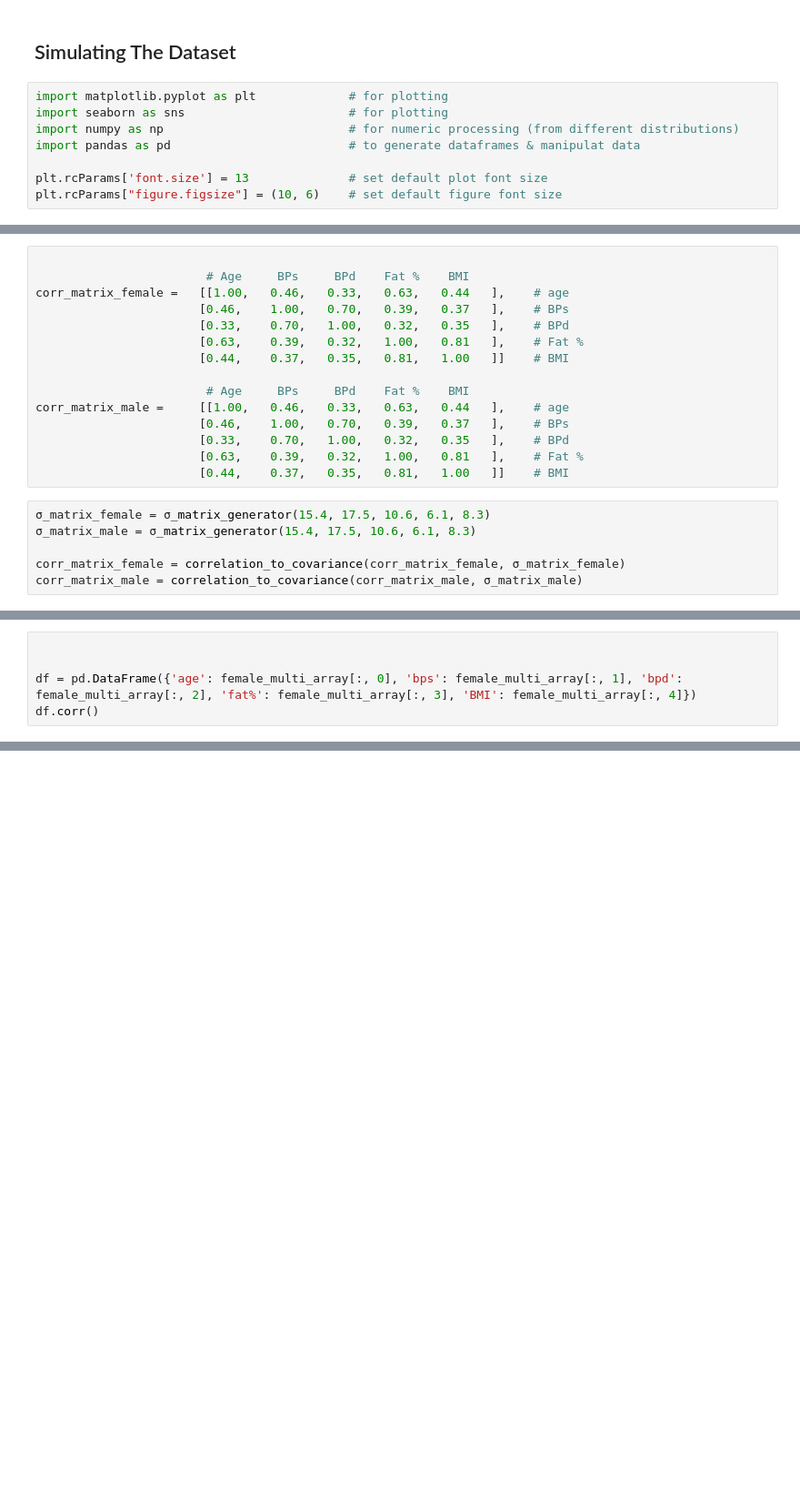
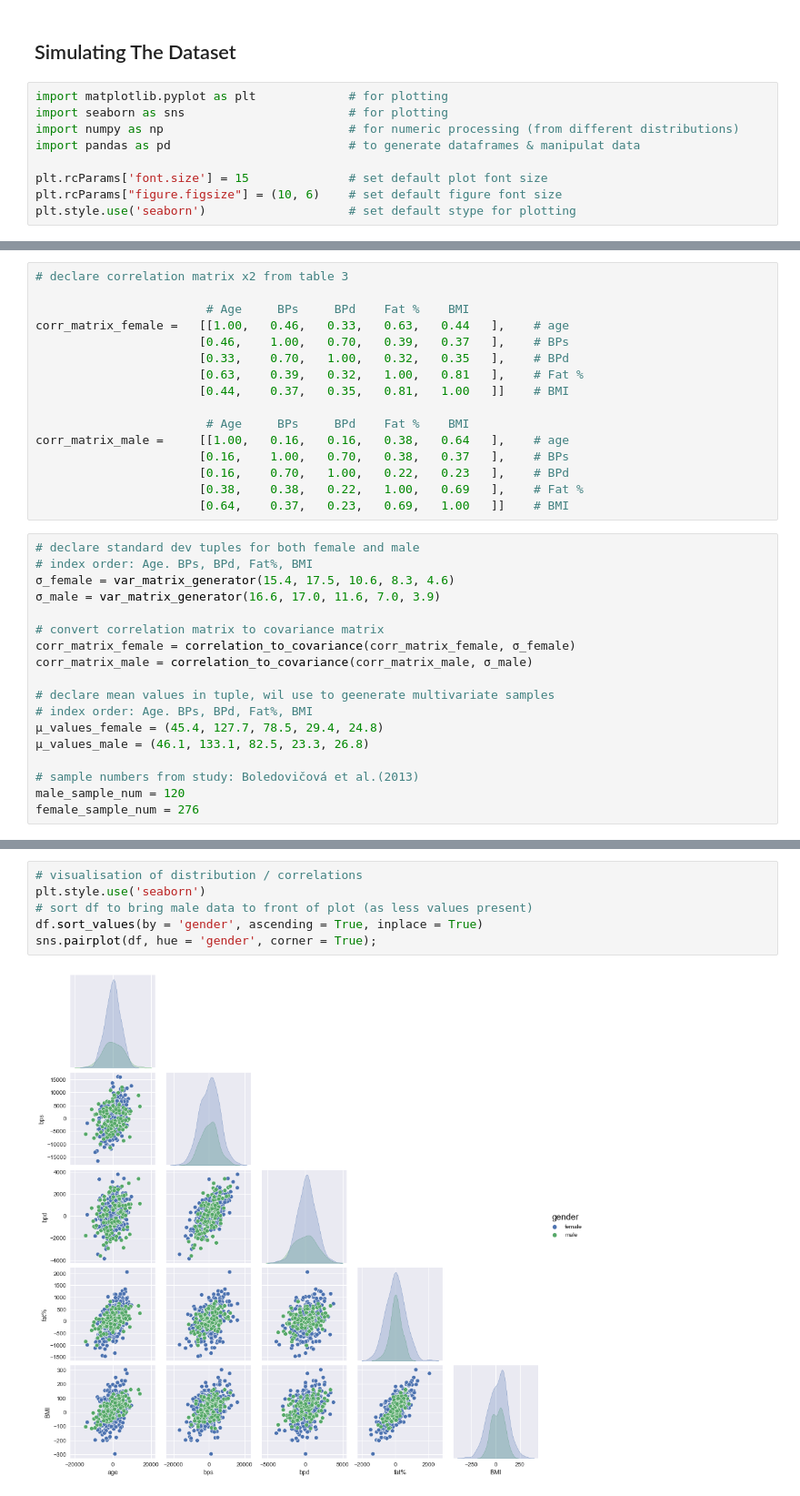
Before and after one commit to CiaranMoran27/playing_with_jupyter, a Jupyter notebook: modelling_real_world_scenario.ipynb, the cells around one changed output, grey strips where cells are left out. Shown: that part at 91% size. Saved outputs shown, nothing was run; the diff lists cells and outputs as text; blank space fills up the shorter version.

```diff
--- a/modelling_real_world_scenario.ipynb
+++ b/modelling_real_world_scenario.ipynb
@@ -667,6 +716,7 @@ import seaborn as sns                       # for plotting
 import numpy as np                          # for numeric processing (from different distributions)
 import pandas as pd                         # to generate dataframes & manipulat data
 
-plt.rcParams['font.size'] = 13              # set default plot font size
+plt.rcParams['font.size'] = 15              # set default plot font size
 plt.rcParams["figure.figsize"] = (10, 6)    # set default figure font size
+plt.style.use('seaborn')                    # set default stype for plotting
 # %%
@@ -687,6 +736,7 @@ def correlation_to_covariance(corr_matrix, σ_matrix):
     cov_matrix = corr_matrix * σ_matrix
     return np.array(cov_matrix)
 # %%
+# declare correlation matrix x2 from table 3
 
                         # Age     BPs     BPd    Fat %    BMI
 corr_matrix_female =   [[1.00,   0.46,   0.33,   0.63,   0.44   ],    # age
@@ -696,15 +746,27 @@ corr_matrix_female =   [[1.00,   0.46,   0.33,   0.63,   0.44   ],    # age
                        [0.44,    0.37,   0.35,   0.81,   1.00   ]]    # BMI
 
                         # Age     BPs     BPd    Fat %    BMI
-corr_matrix_male =     [[1.00,   0.46,   0.33,   0.63,   0.44   ],    # age
-                       [0.46,    1.00,   0.70,   0.39,   0.37   ],    # BPs
-                       [0.33,    0.70,   1.00,   0.32,   0.35   ],    # BPd
-                       [0.63,    0.39,   0.32,   1.00,   0.81   ],    # Fat %
-                       [0.44,    0.37,   0.35,   0.81,   1.00   ]]    # BMI
+corr_matrix_male =     [[1.00,   0.16,   0.16,   0.38,   0.64   ],    # age
+                       [0.16,    1.00,   0.70,   0.38,   0.37   ],    # BPs
+                       [0.16,    0.70,   1.00,   0.22,   0.23   ],    # BPd
+                       [0.38,    0.38,   0.22,   1.00,   0.69   ],    # Fat %
+                       [0.64,    0.37,   0.23,   0.69,   1.00   ]]    # BMI
 # %%
-σ_matrix_female = σ_matrix_generator(15.4, 17.5, 10.6, 6.1, 8.3)
-σ_matrix_male = σ_matrix_generator(15.4, 17.5, 10.6, 6.1, 8.3)
+# declare standard dev tuples for both female and male
+# index order: Age. BPs, BPd, Fat%, BMI
+σ_female = var_matrix_generator(15.4, 17.5, 10.6, 8.3, 4.6)
+σ_male = var_matrix_generator(16.6, 17.0, 11.6, 7.0, 3.9)
 
-corr_matrix_female = correlation_to_covariance(corr_matrix_female, σ_matrix_female)
-corr_matrix_male = correlation_to_covariance(corr_matrix_male, σ_matrix_male)
+# convert correlation matrix to covariance matrix
+corr_matrix_female = correlation_to_covariance(corr_matrix_female, σ_female)
+corr_matrix_male = correlation_to_covariance(corr_matrix_male, σ_male)
+
+# declare mean values in tuple, wil use to geenerate multivariate samples
+# index order: Age. BPs, BPd, Fat%, BMI
+μ_values_female = (45.4, 127.7, 78.5, 29.4, 24.8)
+μ_values_male = (46.1, 133.1, 82.5, 23.3, 26.8)
+
+# sample numbers from study: Boledovičová et al.(2013)
+male_sample_num = 120
+female_sample_num = 276
 # %%
@@ -716,5 +807,0 @@ male_multi_array = np.random.multivariate_normal(means, cov_array, (1000))
-# %%
-
-
-df = pd.DataFrame({'age': female_multi_array[:, 0], 'bps': female_multi_array[:, 1], 'bpd': female_multi_array[:, 2], 'fat%': female_multi_array[:, 3], 'BMI': female_multi_array[:, 4]})
-df.corr()
@@ -727,0 +832,8 @@ df.corr()
+# %%
+# visualisation of distribution / correlations
+plt.style.use('seaborn')
+# sort df to bring male data to front of plot (as less values present)
+df.sort_values(by = 'gender', ascending = True, inplace = True)
+sns.pairplot(df, hue = 'gender', corner = True);
+# %% [output]
+[figure, added]
```
Also changed, not shown: parts of 33 cells of this notebook.
